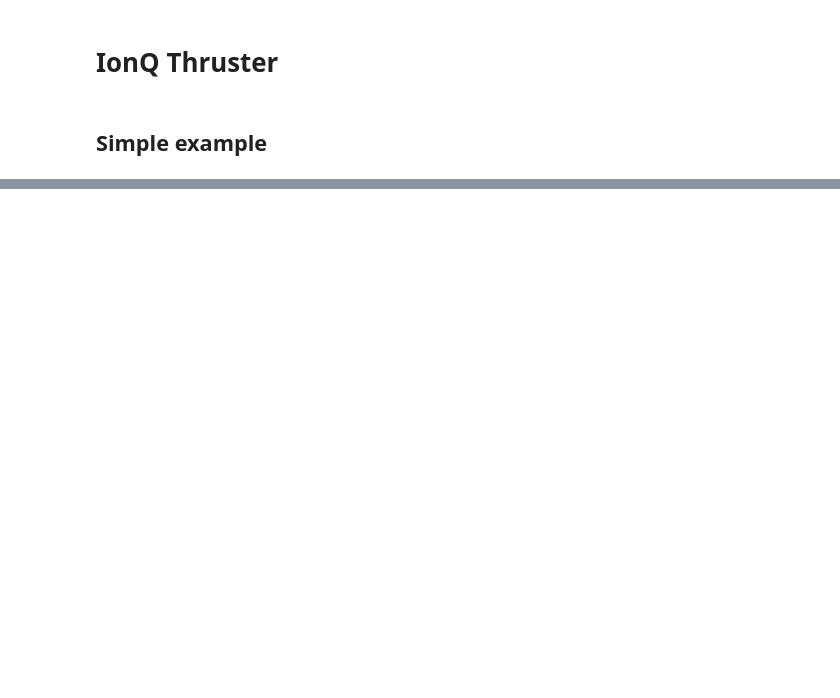
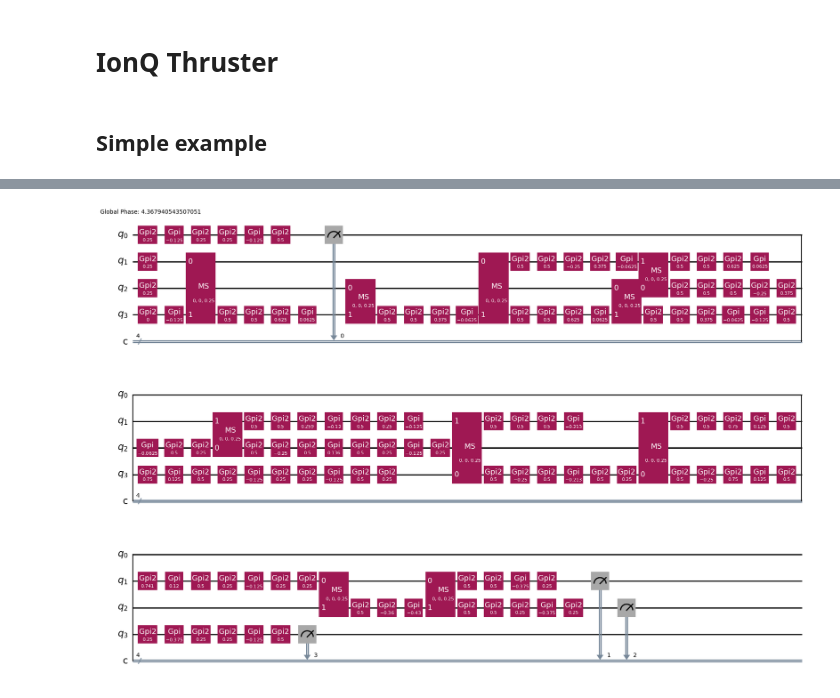
Before and after one commit to ionq-samples/Ion-Q-Thruster, a Jupyter notebook: example.ipynb, the cells around one changed output, grey strips where cells are left out. Saved outputs shown, nothing was run; the diff lists cells and outputs as text; code cells hidden in the pictures; blank space fills up the shorter version.

```diff
--- a/example.ipynb
+++ b/example.ipynb
@@ -81,0 +116,4 @@ Custom transpiler:
+# %%
+optimize_circuit.draw("mpl")
+# %% [output]
+[figure, added]
```
Also changed, not shown: parts of 11 cells of this notebook, 6 other files.
